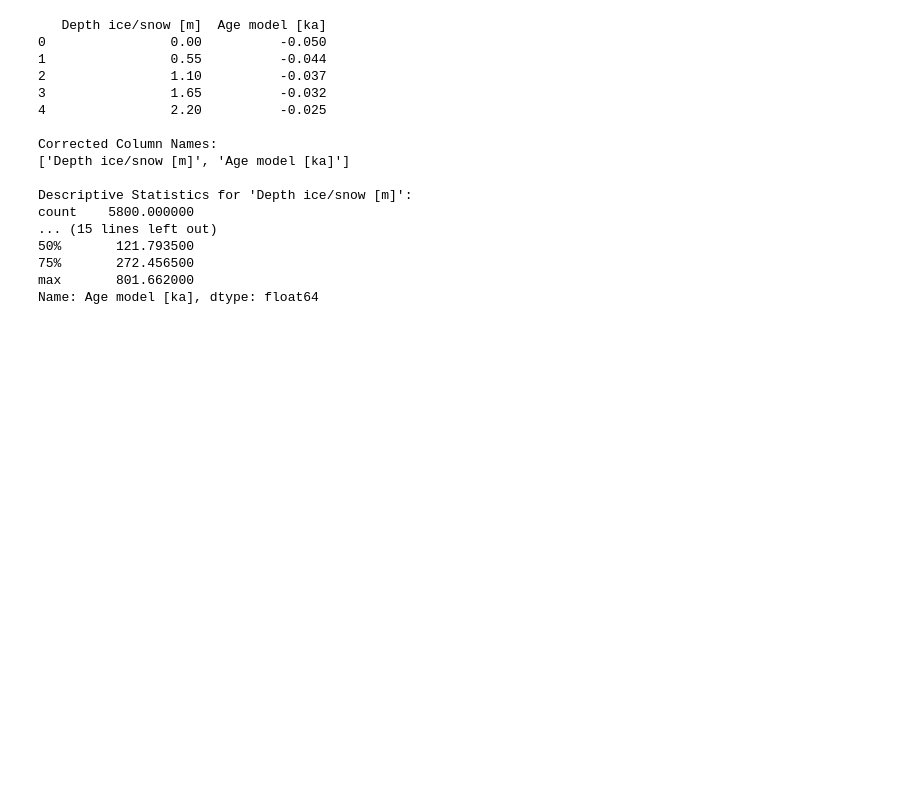
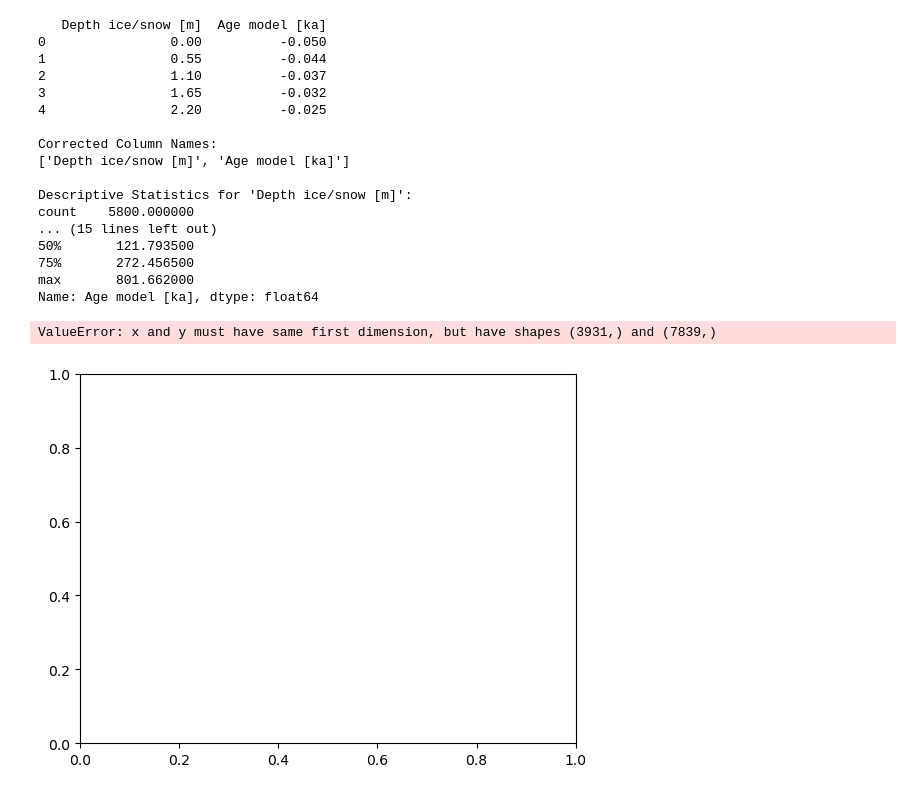
Before and after one commit to Gerbs2193/Programming-for-Data-Analysis-Project, a Jupyter notebook: project.ipynb, the cells around one changed output. Saved outputs shown, nothing was run; the diff lists cells and outputs as text; code cells hidden in the pictures; blank space fills up the shorter version.

```diff
--- a/project.ipynb
+++ b/project.ipynb
@@ -677,3 +677,26 @@ count    5800.000000
 75%       272.456500
 max       801.662000
 Name: Age model [ka], dtype: float64
+# %%
+import pandas as pd
+import numpy as np
+import matplotlib.pyplot as plt
+from scipy.signal import correlate
+
+co2_df = pd.read_csv('fusedco2.csv')
+ttemp_df = pd.read_csv('TTEMP.csv')
+
+co2_column = 'Mean'
+temp_column = ' DegreesC'.strip()
+
+cross_corr_result = correlate(co2_df[co2_column], ttemp_df[temp_column], mode='full')
+time_lags = range(-len(co2_df) + 1, len(co2_df))
+
+plt.plot(time_lags, cross_corr_result)
+plt.xlabel('Time Lags (Years)')
+plt.ylabel('Cross-Correlation')
+plt.title('Temporal Leads/Lags and Cross-Correlation')
+plt.show()
+# %% [output]
+ValueError: x and y must have same first dimension, but have shapes (3931,) and (7839,)
+[figure, added]
```
Also changed, not shown: parts of 6 cells of this notebook.
